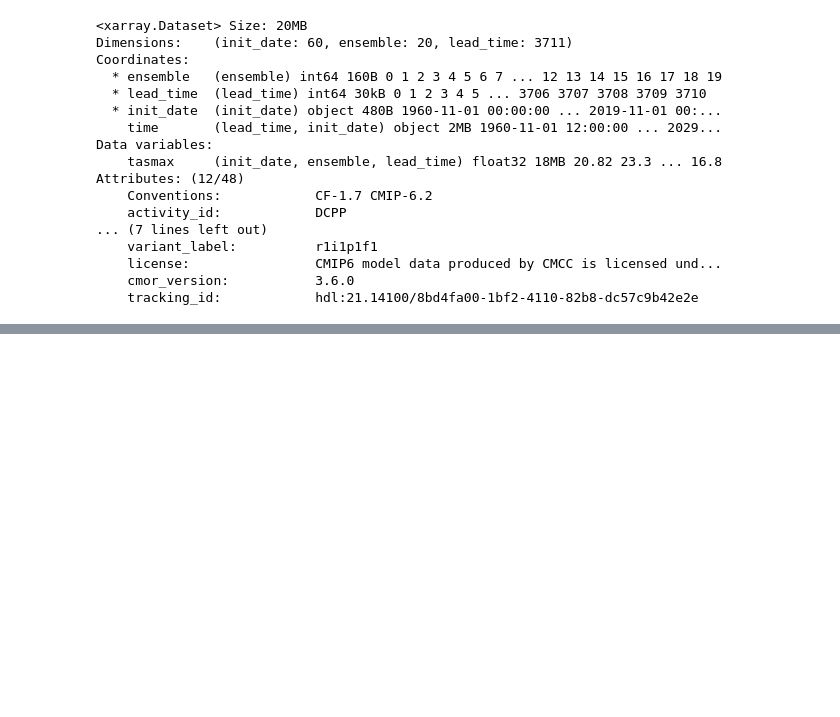
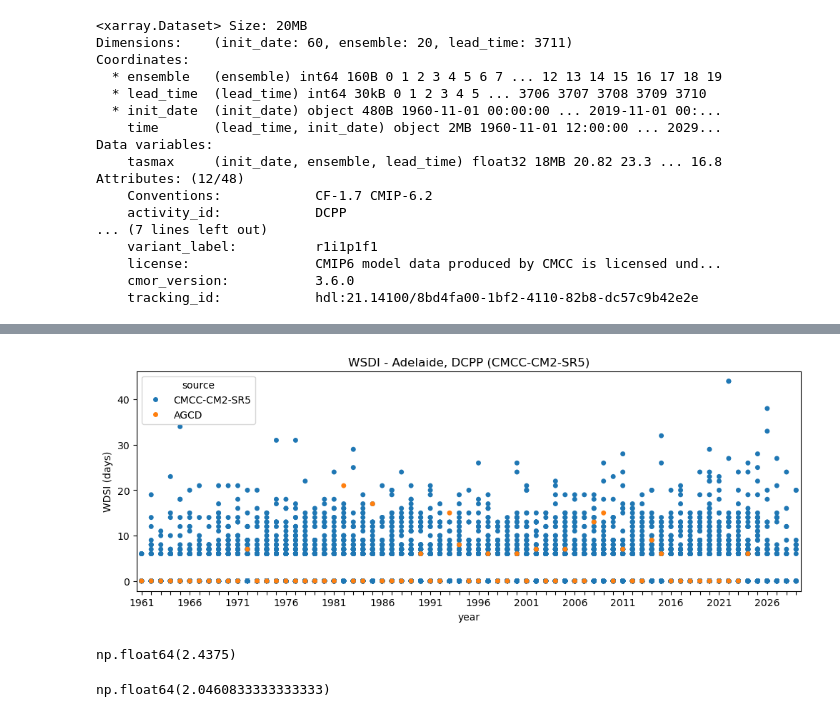
Before and after one commit to DamienIrving/treasury, a Jupyter notebook: wsdi.ipynb, the cells around one changed output, grey strips where cells are left out. Drawn from its saved outputs; the diff is of its cells as text; code cells hidden in the pictures; blank space fills up the shorter version.

```diff
--- a/wsdi.ipynb
+++ b/wsdi.ipynb
@@ -253,0 +219,5 @@ tx90_dcpp.plot()
+# %%
+wsdi_agcd = wsdi_series.copy()
+wsdi_agcd = wsdi_agcd.reset_index()
+wsdi_agcd.rename(columns={'time': 'year'}, inplace=True)
+wsdi_agcd['source'] = ['AGCD',] * wsdi_agcd['year'].shape[0]
@@ -253,0 +228,25 @@ tx90_dcpp.plot()
+# %%
+wsdi_df['source'] = ['CMCC-CM2-SR5',] * wsdi_df['year'].shape[0]
+# %%
+plot_df = pd.concat([wsdi_df, wsdi_agcd], ignore_index=True)
+plot_df = plot_df[plot_df['year'] > 1960]
+# %%
+fig, ax = plt.subplots(figsize=[12, 4])
+sns.stripplot(ax=ax, data=plot_df, jitter=False, x='year', y='WSDI', hue='source')
+ax.set_ylabel('WDSI (days)')
+ax.set_xlabel('year')
+ax.set_title('WSDI - Adelaide, DCPP (CMCC-CM2-SR5)')
+for i, t in enumerate(ax.get_xticklabels()):
+    if (i % 5) != 0:
+        t.set_visible(False)
+plt.show()
+# %% [output]
+[figure, added]
+# %%
+plot_df[plot_df['source'] == 'AGCD']['WSDI'].mean()
+# %% [output]
+np.float64(2.4375)
+# %%
+plot_df[plot_df['source'] == 'CMCC-CM2-SR5']['WSDI'].mean()
+# %% [output]
+np.float64(2.0460833333333333)
```
Also changed, not shown: parts of 32 cells of this notebook.
